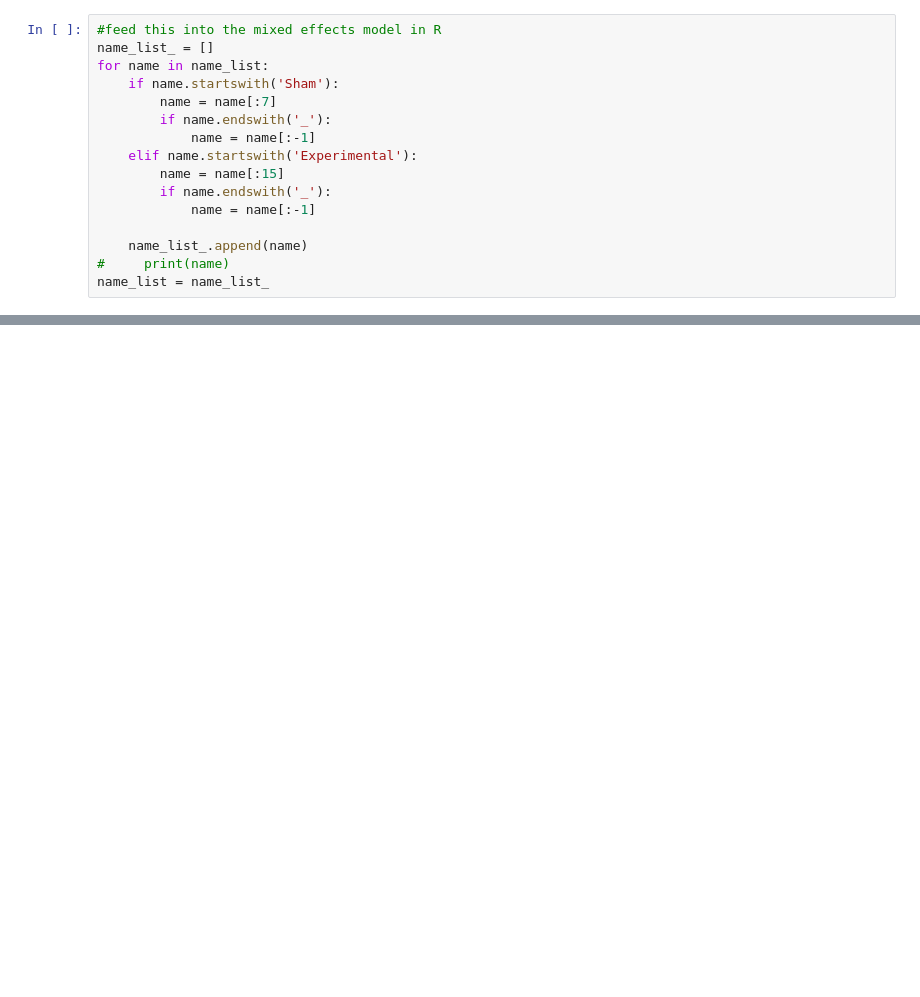
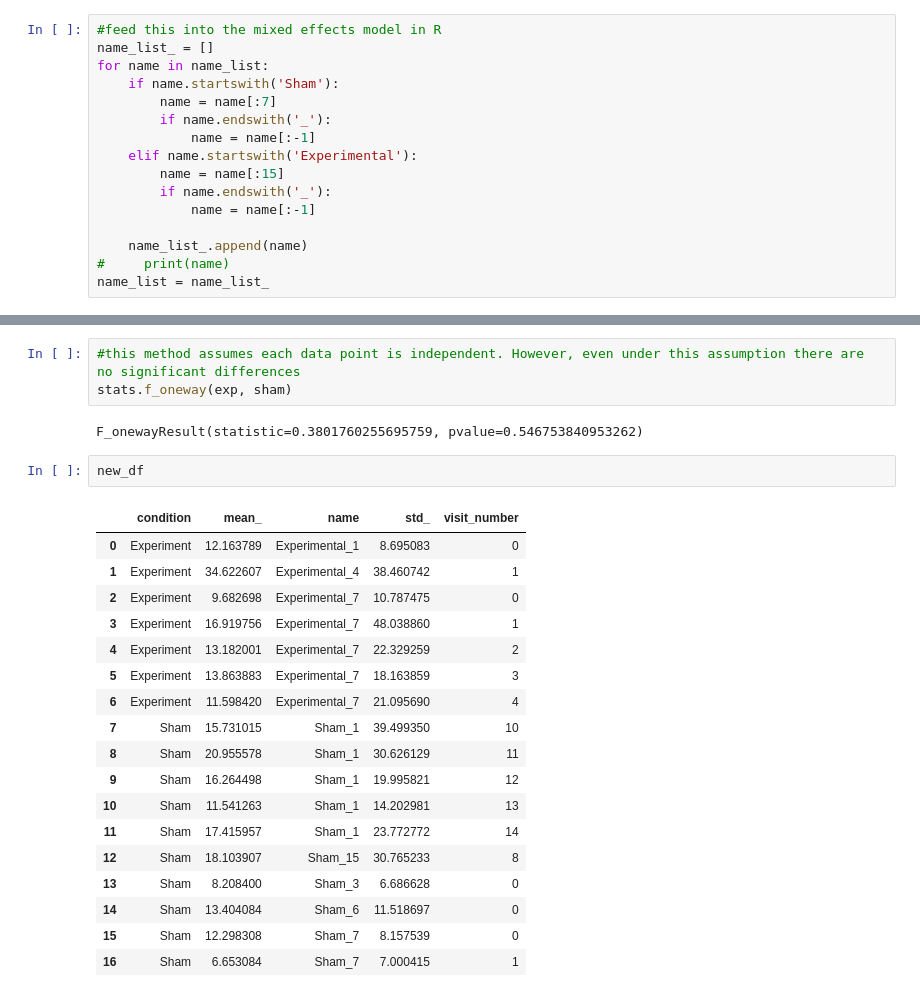
Before and after one commit to itsMahad/MothAbdominalRestriction, a Jupyter notebook: A_Step7_Displacement_Distance_Tortuosity_Loop.ipynb, the cells around one changed output, grey strips where cells are left out. Drawn from its saved outputs; the diff is of its cells as text; blank space fills up the shorter version.

```diff
--- a/A_Step7_Displacement_Distance_Tortuosity_Loop.ipynb
+++ b/A_Step7_Displacement_Distance_Tortuosity_Loop.ipynb
@@ -202,0 +227,26 @@ new_df.to_csv(outpath + "\\" + "median_10.csv")
+# %%
+#this method assumes each data point is independent. However, even under this assumption there are no significant differences
+stats.f_oneway(exp, sham)
+# %% [output]
+F_onewayResult(statistic=0.3801760255695759, pvalue=0.546753840953262)
+# %%
+new_df
+# %% [output]
+|  | condition | mean_ | name | std_ | visit_number |
+| 0 | Experiment | 12.163789 | Experimental_1 | 8.695083 | 0 |
+| 1 | Experiment | 34.622607 | Experimental_4 | 38.460742 | 1 |
+| 2 | Experiment | 9.682698 | Experimental_7 | 10.787475 | 0 |
+| 3 | Experiment | 16.919756 | Experimental_7 | 48.038860 | 1 |
+| 4 | Experiment | 13.182001 | Experimental_7 | 22.329259 | 2 |
+| 5 | Experiment | 13.863883 | Experimental_7 | 18.163859 | 3 |
+| 6 | Experiment | 11.598420 | Experimental_7 | 21.095690 | 4 |
+| 7 | Sham | 15.731015 | Sham_1 | 39.499350 | 10 |
+| 8 | Sham | 20.955578 | Sham_1 | 30.626129 | 11 |
+| 9 | Sham | 16.264498 | Sham_1 | 19.995821 | 12 |
+| 10 | Sham | 11.541263 | Sham_1 | 14.202981 | 13 |
+| 11 | Sham | 17.415957 | Sham_1 | 23.772772 | 14 |
+| 12 | Sham | 18.103907 | Sham_15 | 30.765233 | 8 |
+| 13 | Sham | 8.208400 | Sham_3 | 6.686628 | 0 |
+| 14 | Sham | 13.404084 | Sham_6 | 11.518697 | 0 |
+| 15 | Sham | 12.298308 | Sham_7 | 8.157539 | 0 |
+| 16 | Sham | 6.653084 | Sham_7 | 7.000415 | 1 |
```
Also changed, not shown: parts of 20 cells of this notebook.
